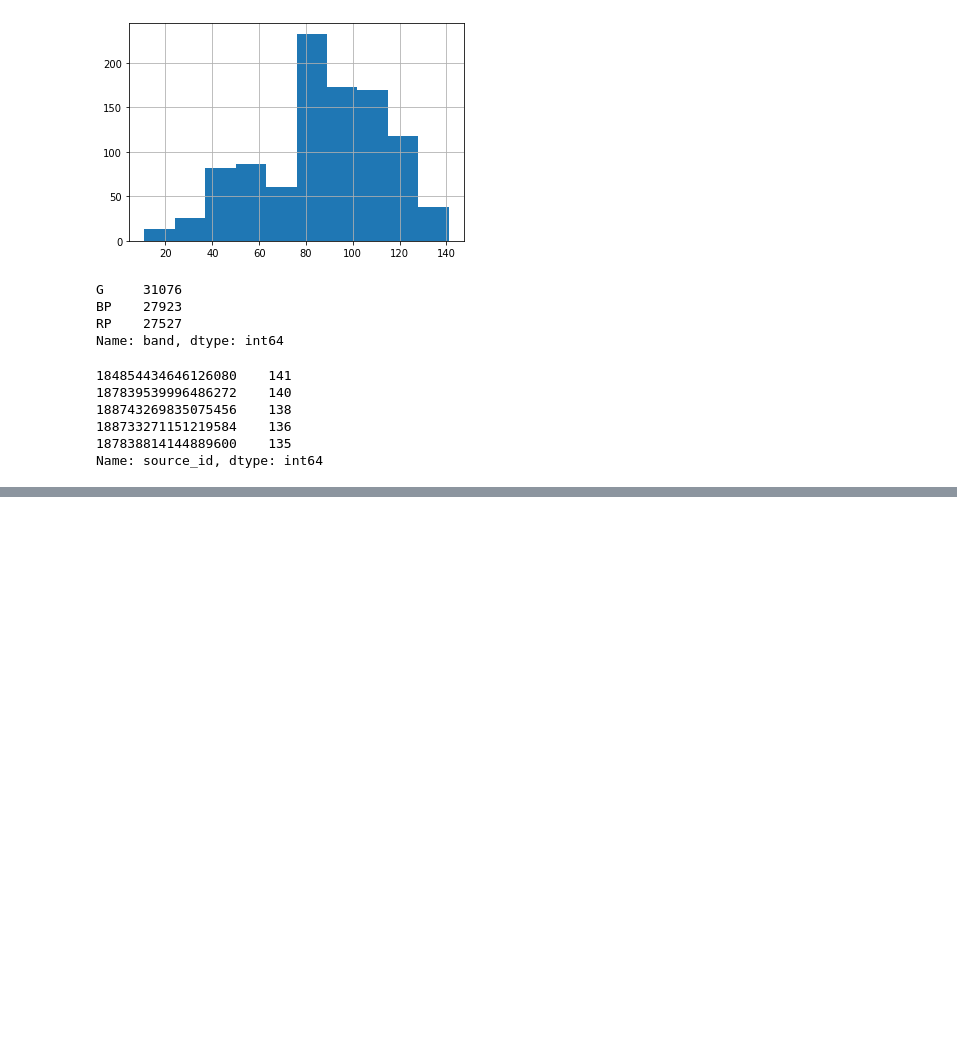
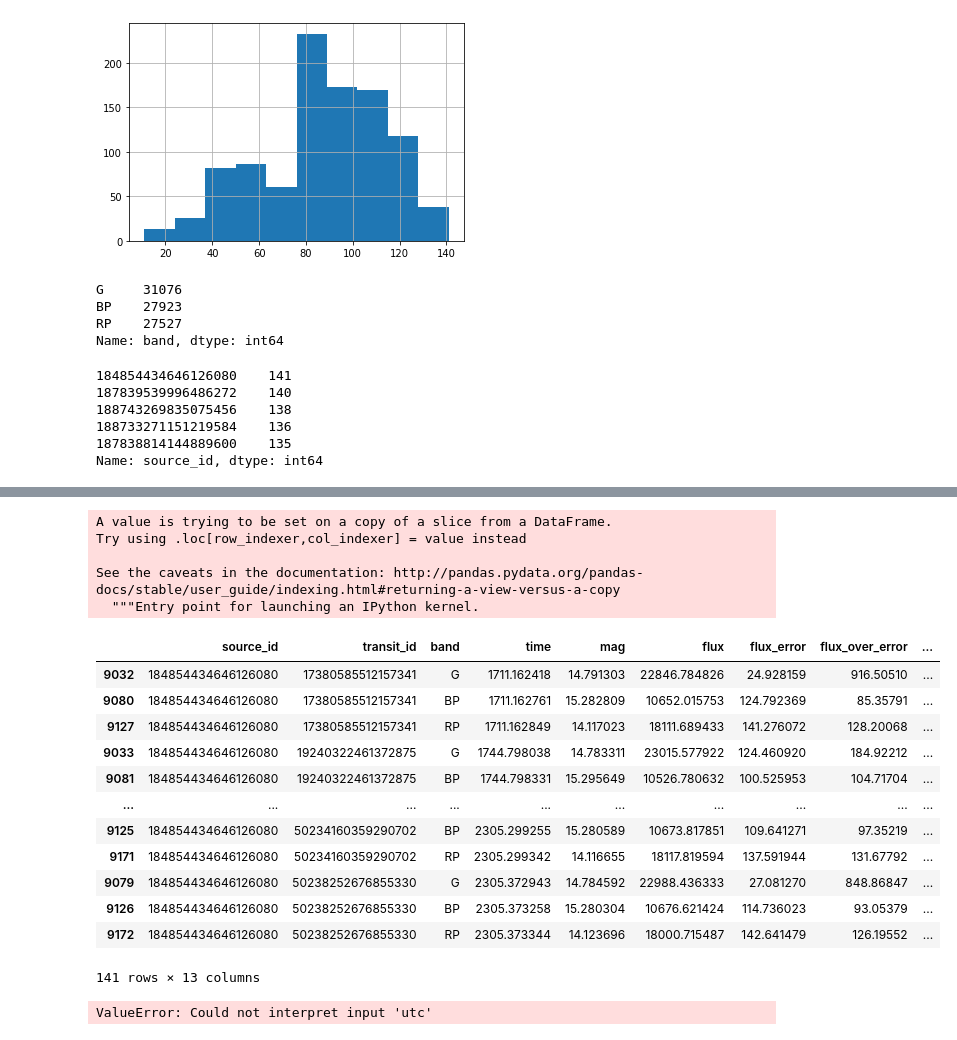
Before and after one commit to glennkroegel/pytorch-starlightcurves, a Jupyter notebook: gaia_analysis.ipynb, the cells around one changed output, grey strips where cells are left out. Cells and saved outputs as stored; diff of their text form; code cells hidden in the pictures; blank space fills up the shorter version.

```diff
--- a/gaia_analysis.ipynb
+++ b/gaia_analysis.ipynb
@@ -102,2 +107,6 @@ src
 | 9172 | 184854434646126080 | 50238252676855330 | RP | 2305.373344 | 14.123696 | 18000.715487 | 142.641479 | 126.19552 | ... |
 141 rows × 12 columns
+# %%
+times = src['time'].values
+# %%
+times = Time(times, format='mjd')
@@ -103,0 +133,24 @@ src
+# %%
+src['utc'] = times.utc.iso
+# %% [output]
+A value is trying to be set on a copy of a slice from a DataFrame.
+Try using .loc[row_indexer,col_indexer] = value instead
+
+See the caveats in the documentation: http://pandas.pydata.org/pandas-docs/stable/user_guide/indexing.html#returning-a-view-versus-a-copy
+  """Entry point for launching an IPython kernel.
+# %%
+src
+# %% [output]
+|  | source_id | transit_id | band | time | mag | flux | flux_error | flux_over_error | ... |
+| 9032 | 184854434646126080 | 17380585512157341 | G | 1711.162418 | 14.791303 | 22846.784826 | 24.928159 | 916.50510 | ... |
+| 9080 | 184854434646126080 | 17380585512157341 | BP | 1711.162761 | 15.282809 | 10652.015753 | 124.792369 | 85.35791 | ... |
+| 9127 | 184854434646126080 | 17380585512157341 | RP | 1711.162849 | 14.117023 | 18111.689433 | 141.276072 | 128.20068 | ... |
+| 9033 | 184854434646126080 | 19240322461372875 | G | 1744.798038 | 14.783311 | 23015.577922 | 124.460920 | 184.92212 | ... |
+| 9081 | 184854434646126080 | 19240322461372875 | BP | 1744.798331 | 15.295649 | 10526.780632 | 100.525953 | 104.71704 | ... |
+| ... | ... | ... | ... | ... | ... | ... | ... | ... | ... |
+| 9125 | 184854434646126080 | 50234160359290702 | BP | 2305.299255 | 15.280589 | 10673.817851 | 109.641271 | 97.35219 | ... |
+| 9171 | 184854434646126080 | 50234160359290702 | RP | 2305.299342 | 14.116655 | 18117.819594 | 137.591944 | 131.67792 | ... |
+| 9079 | 184854434646126080 | 50238252676855330 | G | 2305.372943 | 14.784592 | 22988.436333 | 27.081270 | 848.86847 | ... |
+| 9126 | 184854434646126080 | 50238252676855330 | BP | 2305.373258 | 15.280304 | 10676.621424 | 114.736023 | 93.05379 | ... |
+| 9172 | 184854434646126080 | 50238252676855330 | RP | 2305.373344 | 14.123696 | 18000.715487 | 142.641479 | 126.19552 | ... |
+141 rows × 13 columns
@@ -103,0 +159,4 @@ src
+# %%
+sns.lineplot(x='utc', y='flux_over_erro')
+# %% [output]
+ValueError: Could not interpret input 'utc'
```
Also changed, not shown: parts of 6 cells of this notebook, 1 other file.
